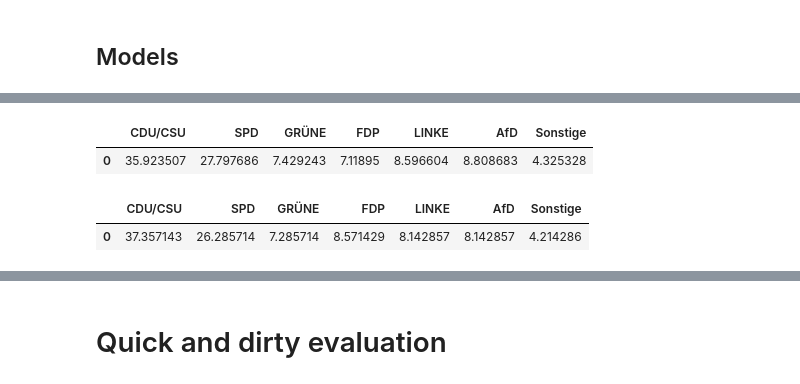
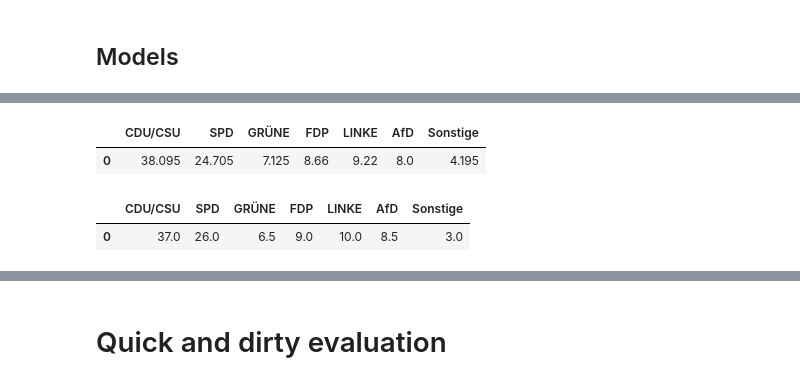
Before and after one commit to daveh19/foxy-predictor, a Jupyter notebook: models/models.ipynb, the cells around one changed output, grey strips where cells are left out. Drawn from its saved outputs; the diff is of its cells as text; code cells hidden in the pictures.

```diff
--- a/models/models.ipynb
+++ b/models/models.ipynb
@@ -65,36 +130,34 @@ def mse(poll_df, prediction_df):
 # %%
 class Model():
 
-    def fit(self, data_dict=data_dict):
+    def fit(self, df=data):
         """Optional fit step to call before predictions. Leave empty if the model does not support fitting."""
         return
 
-    def predict(self, data_dict=data_dict):
+    def predict(self, df=data):
         raise NotImplementedError()
 
-    def predict_all(self, data_dict=data_dict):
+    def predict_all(self, df=data):
         """Make a prediction for each time point in the data."""
-        num_timesteps = max([len(df) for df in data_dict.values()])  # take the max from all dataframes
-        #print('Applying model to {} time points...'.format(num_timesteps))
+        #print('Applying model to {} time points...'.format(len(data)))
 
         # First prediction, append the other ones below.
-        prediction_df = self.predict(data_dict)
+        prediction_df = self.predict(df)
 
-        for i in range(1, num_timesteps):
-            sliced_data_dict = {key: df[i:] for key, df in data_dict.items()}
-            # TODO: Maybe speed up models, especially the decay models.
+        for i in range(1, len(df)):
             # Note: Appending the data frames takes up almost no time here, the bottleneck is the model.
-            # TODO: Due to ill-formated data, the resulting dataframe contains NaNs sometimes.
-            prediction_df = prediction_df.append(self.predict(sliced_data_dict), ignore_index=True)
+            prediction_df = prediction_df.append(self.predict(df[i:]), ignore_index=True)
 
         return prediction_df
 
-    def score(self, data_dict=data_dict, polling_firm=None):
+    # TODO: With the new averaging in preprocessing, scoring the model against different polling firms isn't that simple any more. Maybe make a function in preprocessing that converts the data of a single polling firm to the weekly format.
+    def score(self, data=data, polling_firm=None):
         """Calculate a score for the model (lower is better). The score is the mean squared error between the model's predictions and the true results.
         If `polling_firm` is None (default), return a dict with the score for each polling firm. Otherwise, return only the score for that polling firm."""
-        prediction_df = self.predict_all(data_dict)
+        prediction_df = self.predict_all(data)
+        return mse(data, prediction_df)
 
-        if polling_firm is None:
-            return {polling_firm: mse(poll_df, prediction_df) for polling_firm, poll_df in data_dict.items()}
-        else:
-            return mse(data_dict[polling_firm], prediction_df)
+        #if polling_firm is None:
+        #    return {polling_firm: mse(poll_df, prediction_df) for polling_firm, poll_df in data_dict.items()}
+        #else:
+        #    return mse(data_dict[polling_firm], prediction_df)
@@ -121,33 +253,22 @@ AverageModel().predict(data_dict)
-# %%
-class WeightedAverageModel(Model):
-    """Average the last `n_last` polls from all polling firms, weighted by the number of participants."""
-
-    # TODO: Maybe let this inherit from AverageModel to save __init__ function.
-    def __init__(self, n_last=5):
-        self.n_last = n_last
-
-    def predict(self, data_dict=data_dict):
-        prediction = np.zeros(len(parties))
-        for df in data_dict.values():
-            for i in range(min(self.n_last, len(df))):
-                results = df[parties].iloc[i]
-                num_people = df['Befragte'].iloc[i]#np.nan_to_num(float(df['Befragte'].iloc[i].replace('.', '').replace('T • ', '').replace('O • ', '')))
-                # TODO: Polls from different polling firms have different time spacing. Take this into account.
-                prediction += results * num_people
-        return _prediction_to_dataframe(_normalize_to_hundred(prediction))
-
-WeightedAverageModel().predict(data_dict)
-# %% [output]
-|  | CDU/CSU | SPD | GRÜNE | FDP | LINKE | AfD | Sonstige |
-| 0 | 35.923507 | 27.797686 | 7.429243 | 7.11895 | 8.596604 | 8.808683 | 4.325328 |
+# %%
+class AverageModel(DecayModel):
+    """Average the last `n_last` polls (5 by default)."""
+
+    def __init__(self, n_last=5):
+        DecayModel.__init__(self, n_last=n_last, decay_factor=1)
+
+AverageModel().predict(data)
+# %% [output]
+|  | CDU/CSU | SPD | GRÜNE | FDP | LINKE | AfD | Sonstige |
+| 0 | 38.095 | 24.705 | 7.125 | 8.66 | 9.22 | 8.0 | 4.195 |
 # %%
 class LatestModel(AverageModel):
-    """Average the latest polls from all polling firms."""
+    """Use the latest poll."""
 
     def __init__(self):
         AverageModel.__init__(self, n_last=1)
 
-LatestModel().predict(data_dict)
+LatestModel().predict(data)
 # %% [output]
 |  | CDU/CSU | SPD | GRÜNE | FDP | LINKE | AfD | Sonstige |
-| 0 | 37.357143 | 26.285714 | 7.285714 | 8.571429 | 8.142857 | 8.142857 | 4.214286 |
+| 0 | 37.0 | 26.0 | 6.5 | 9.0 | 10.0 | 8.5 | 3.0 |
```
Also changed, not shown: parts of 24 cells of this notebook, 3 other files.
